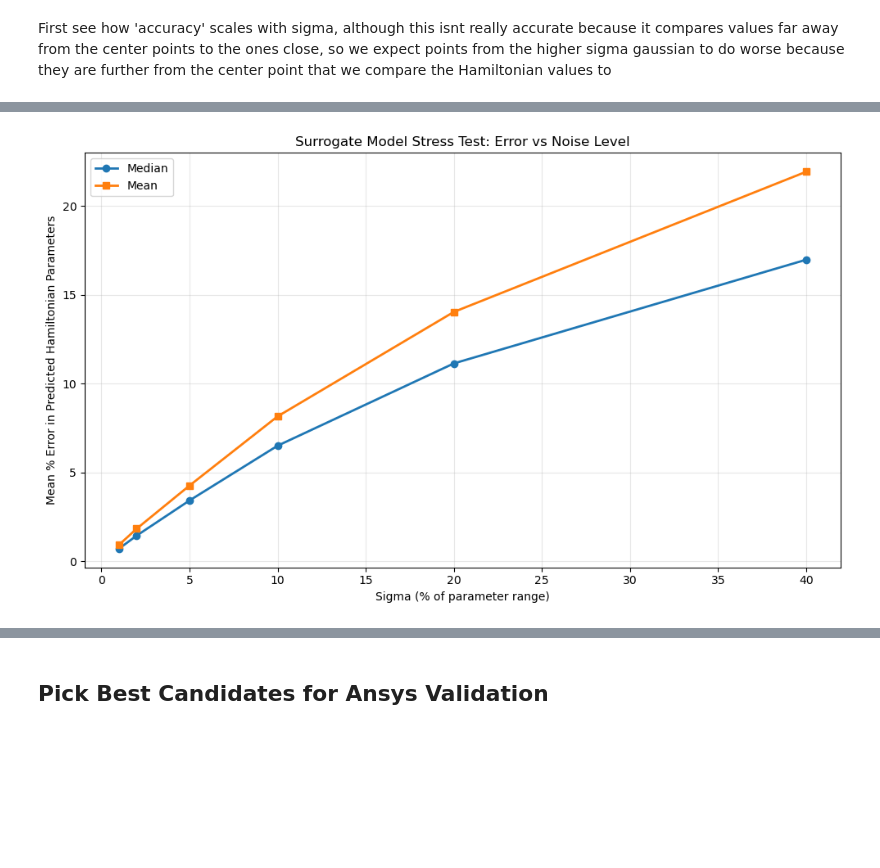
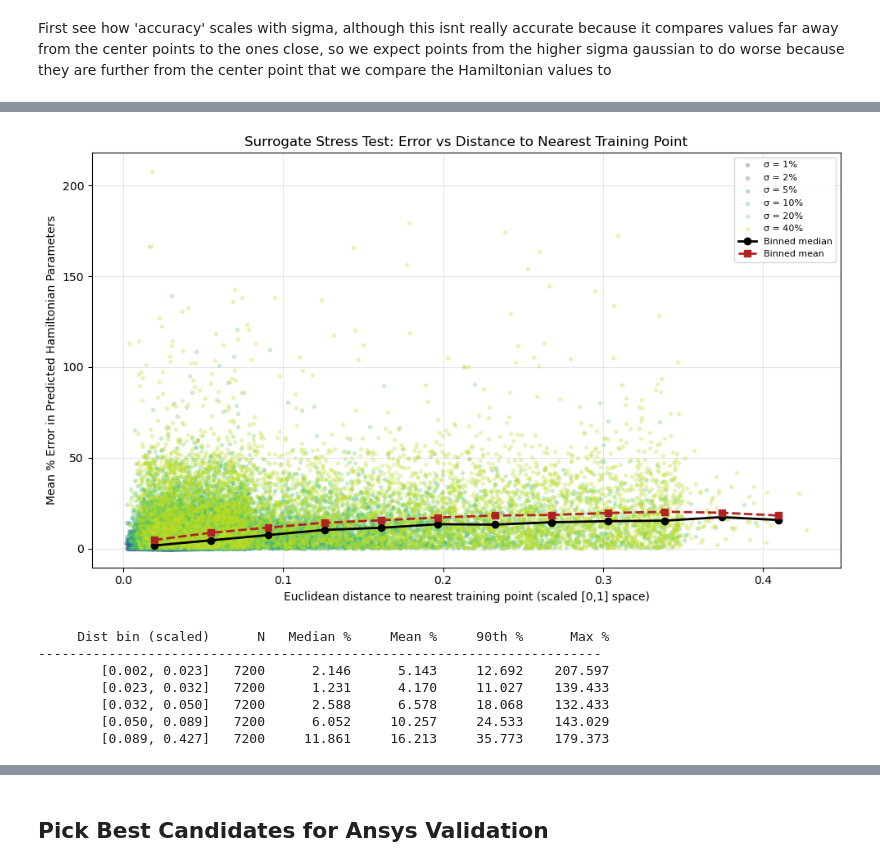
Before and after one commit to CosmiQuantum/ML_qubit_design, a Jupyter notebook: model_predict_qubit-TransmonCross-Hamiltonian_params/ml_14_surrogate_stress_test.ipynb, the cells around one changed output, grey strips where cells are left out. Cells and saved outputs as stored; diff of their text form; code cells hidden in the pictures; blank space fills up the shorter version.

Commit message:
added plots for new surrogate testing method

```diff
--- a/model_predict_qubit-TransmonCross-Hamiltonian_params/ml_14_surrogate_stress_test.ipynb
+++ b/model_predict_qubit-TransmonCross-Hamiltonian_params/ml_14_surrogate_stress_test.ipynb
@@ -442,25 +483,77 @@ First see how 'accuracy' scales with sigma, although this isnt really accurate b
 # #plt.savefig('plots/surrogate_stress_test_error_vs_sigma.pdf')
 # plt.show()
 # %%
-#plot error vs sigma to see where the surrogate starts to fail
+# Plot error vs nearest-training-point distance (in scaled [0,1] param space).
+# This is a more honest 'accuracy vs extrapolation' picture than plotting
+# against sigma: two samples from different sigmas can land the same
+# distance from the nearest training point, and *that* is what determines
+# how hard the surrogate has to extrapolate.
+
 sigmas = sorted(all_results.keys())
-medians = [np.median(all_results[s]['mean_pct_per_sample']) for s in sigmas]
-means = [all_results[s]['mean_pct_per_sample'].mean() for s in sigmas]
-maxes = [all_results[s]['mean_pct_per_sample'].max() for s in sigmas]
+
+# Flatten everything across all sigmas
+all_nn = np.concatenate([all_results[s]['nn_dist'] for s in sigmas])
+all_err = np.concatenate([all_results[s]['mean_pct_per_sample'] for s in sigmas])
+all_sig = np.concatenate([np.full(len(all_results[s]['nn_dist']), s) for s in sigmas])
 
 fig, ax = plt.subplots(figsize=(10, 6))
-ax.plot([s*100 for s in sigmas], medians, 'o-', label='Median', linewidth=2)
-ax.plot([s*100 for s in sigmas], means, 's-', label='Mean', linewidth=2)
-ax.set_xlabel('Sigma (% of parameter range)')
+
+# Scatter, colored by sigma
+colors_sigma = plt.cm.viridis(np.linspace(0.15, 0.9, len(sigmas)))
+for i, s in enumerate(sigmas):
+    mask = all_sig == s
+    ax.scatter(all_nn[mask], all_err[mask], s=8, alpha=0.25,
+               color=colors_sigma[i], label=f'σ = {s*100:.0f}%')
+
+# Binned mean + median curves so the trend is visible through the scatter
+n_bins = 12
+bin_edges = np.linspace(all_nn.min(), all_nn.max(), n_bins + 1)
+bin_centers, bin_medians, bin_means = [], [], []
+for k in range(n_bins):
+    in_bin = (all_nn >= bin_edges[k]) & (all_nn < bin_edges[k + 1])
+    if in_bin.sum() < 3:
+        continue
+    bin_centers.append(0.5 * (bin_edges[k] + bin_edges[k + 1]))
+    bin_medians.append(np.median(all_err[in_bin]))
+    bin_means.append(all_err[in_bin].mean())
+
+ax.plot(bin_centers, bin_medians, 'o-', color='black', linewidth=2,
+        markersize=6, label='Binned median')
+ax.plot(bin_centers, bin_means, 's--', color='firebrick', linewidth=2,
+        markersize=6, label='Binned mean')
+
+ax.set_xlabel('Euclidean distance to nearest training point (scaled [0,1] space)')
 ax.set_ylabel('Mean % Error in Predicted Hamiltonian Parameters')
-ax.set_title('Surrogate Model Stress Test: Error vs Noise Level')
-ax.legend()
+ax.set_title('Surrogate Stress Test: Error vs Distance to Nearest Training Point')
+ax.legend(fontsize=8, loc='best')
 ax.grid(True, alpha=0.3)
 plt.tight_layout()
-plt.savefig('plots/surrogate_stress_test_error_vs_sigma.pdf')
+plt.savefig('plots/surrogate_stress_test_error_vs_nn_distance.pdf')
 plt.show()
+
+# Table: binned stats by NN-distance quantile
+n_qbins = 5
+q_edges = np.quantile(all_nn, np.linspace(0, 1, n_qbins + 1))
+print(f'{"Dist bin (scaled)":>22s} {"N":>6s} {"Median %":>10s} {"Mean %":>10s} {"90th %":>10s} {"Max %":>10s}')
+print('-' * 72)
+for k in range(n_qbins):
+    lo, hi = q_edges[k], q_edges[k + 1]
+    in_bin = (all_nn >= lo) & (all_nn <= hi if k == n_qbins - 1 else all_nn < hi)
+    if in_bin.sum() == 0:
+        continue
+    sub = all_err[in_bin]
+    label = f'[{lo:.3f}, {hi:.3f}]'
+    print(f'{label:>22s} {in_bin.sum():6d} {np.median(sub):10.3f} {sub.mean():10.3f} '
+          f'{np.percentile(sub, 90):10.3f} {sub.max():10.3f}')
 # %% [output]
-[figure, old version]
+[figure, new version]
+     Dist bin (scaled)      N   Median %     Mean %     90th %      Max %
+------------------------------------------------------------------------
+        [0.002, 0.023]   7200      2.146      5.143     12.692    207.597
+        [0.023, 0.032]   7200      1.231      4.170     11.027    139.433
+        [0.032, 0.050]   7200      2.588      6.578     18.068    132.433
+        [0.050, 0.089]   7200      6.052     10.257     24.533    143.029
+        [0.089, 0.427]   7200     11.861     16.213     35.773    179.373
 # %%
 # timing summary
 total_samples = sum(len(all_results[s]['augmented_scaled']) for s in sigmas)
```
Also changed, not shown: parts of 22 cells of this notebook, 28 other files.
